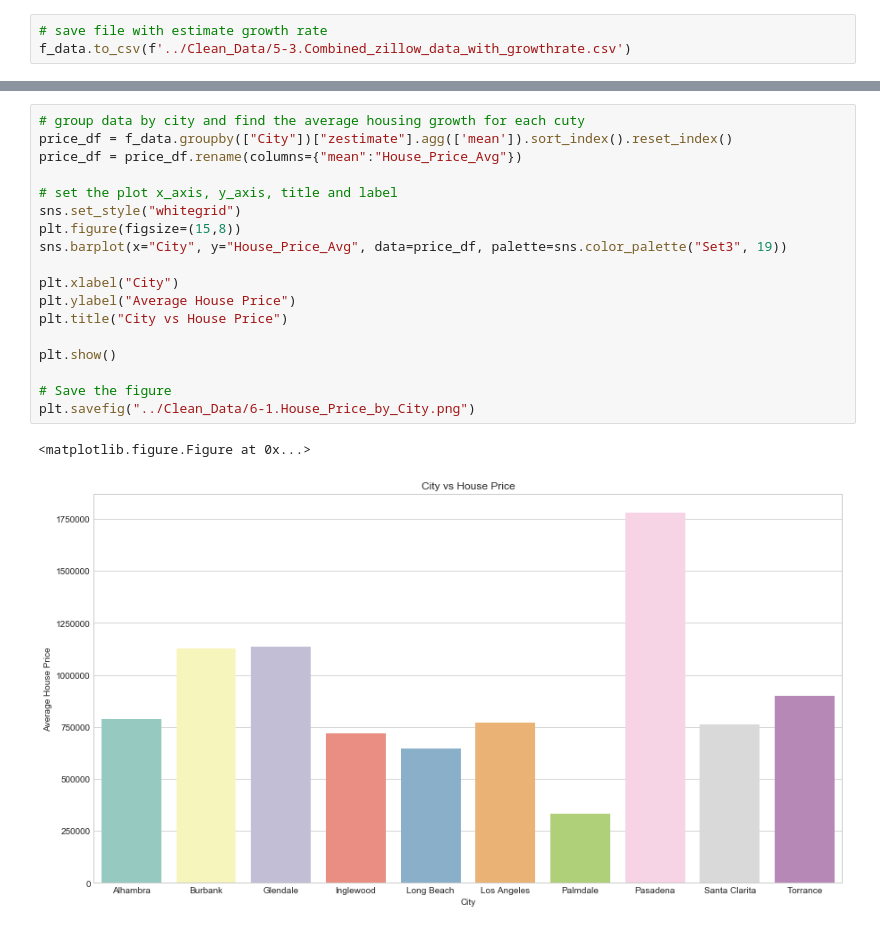
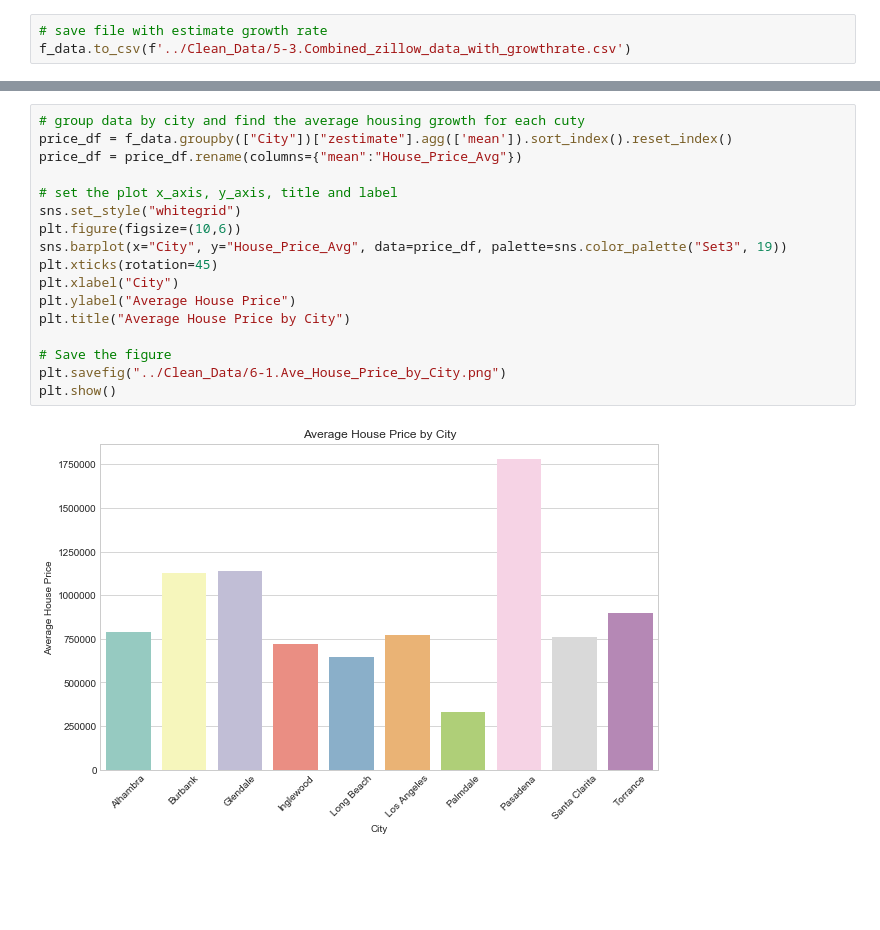
Before and after one commit to sueDCBV/USCBootcamp_FirstProject, a Jupyter notebook: Python/6-1.General_Housing_Info_Plot.ipynb, the cells around one changed output, grey strips where cells are left out. Cells and saved outputs as stored; diff of their text form; blank space fills up the shorter version.

```diff
--- a/Python/6-1.General_Housing_Info_Plot.ipynb
+++ b/Python/6-1.General_Housing_Info_Plot.ipynb
@@ -97,21 +94,19 @@ plt.savefig("../Clean_Data/6-1.Rent_Price_by-City.png")
 # %%
 # group data by city and find the average housing growth for each cuty
 price_df = f_data.groupby(["City"])["zestimate"].agg(['mean']).sort_index().reset_index()
 price_df = price_df.rename(columns={"mean":"House_Price_Avg"})
 
 # set the plot x_axis, y_axis, title and label
 sns.set_style("whitegrid")
-plt.figure(figsize=(15,8))
+plt.figure(figsize=(10,6))
 sns.barplot(x="City", y="House_Price_Avg", data=price_df, palette=sns.color_palette("Set3", 19))
-
+plt.xticks(rotation=45)
 plt.xlabel("City")
 plt.ylabel("Average House Price")
-plt.title("City vs House Price")
-
-plt.show()
+plt.title("Average House Price by City")
 
 # Save the figure
-plt.savefig("../Clean_Data/6-1.House_Price_by_City.png")
+plt.savefig("../Clean_Data/6-1.Ave_House_Price_by_City.png")
+plt.show()
 # %% [output]
-<matplotlib.figure.Figure at 0x...>
-[figure, old version]
+[figure, new version]
```
Also changed, not shown: parts of 2 cells of this notebook, 25 other files.
